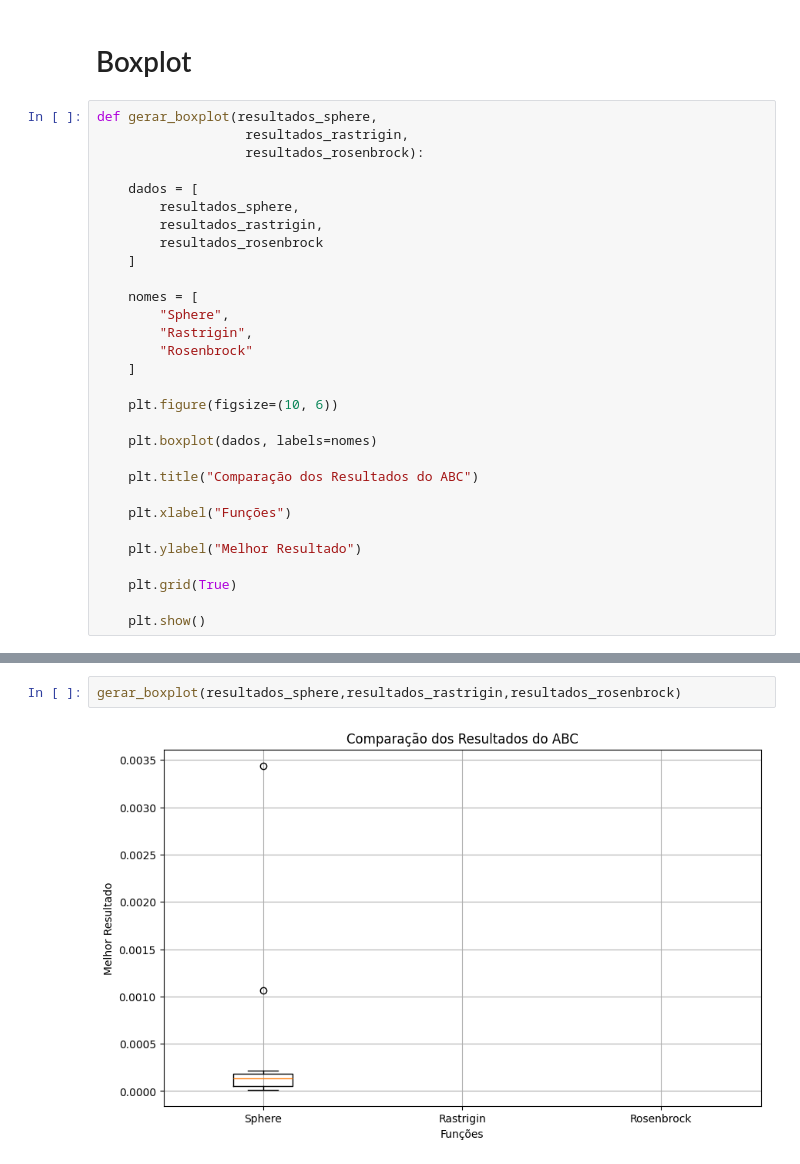
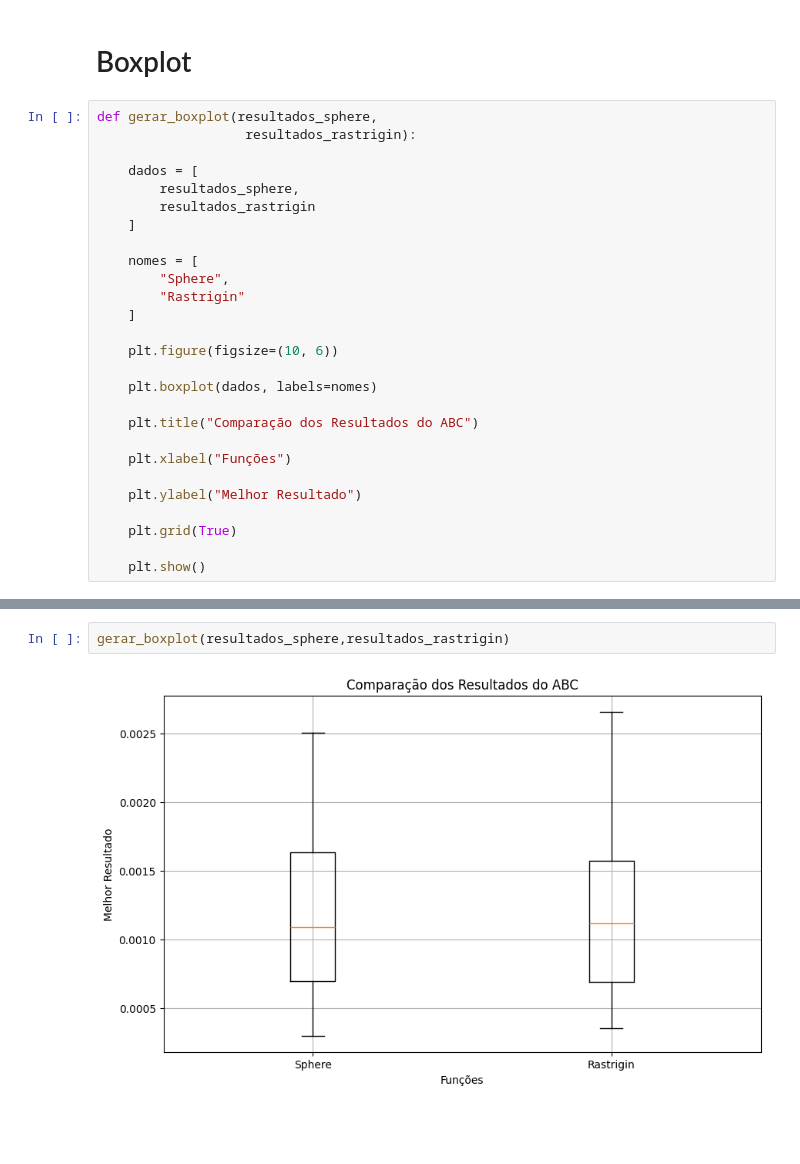
Before and after one commit to PauloPatricio05/Algoritm-ABC, a Jupyter notebook: main.ipynb, the cells around one changed output, grey strips where cells are left out. Drawn from its saved outputs; the diff is of its cells as text; blank space fills up the shorter version.

Commit message:
gráficos - resultados

```diff
--- a/main.ipynb
+++ b/main.ipynb
@@ -139,19 +139,16 @@ quantidade de resultados rosenbrock: 0
 # Boxplot
 # %%
 def gerar_boxplot(resultados_sphere,
-                   resultados_rastrigin,
-                   resultados_rosenbrock):
+                   resultados_rastrigin):
 
     dados = [
         resultados_sphere,
-        resultados_rastrigin,
-        resultados_rosenbrock
+        resultados_rastrigin
     ]
 
     nomes = [
         "Sphere",
-        "Rastrigin",
-        "Rosenbrock"
+        "Rastrigin"
     ]
 
     plt.figure(figsize=(10, 6))
@@ -170,4 +191,4 @@ def gerar_boxplot(resultados_sphere,
 # %%
-gerar_boxplot(resultados_sphere,resultados_rastrigin,resultados_rosenbrock)
+gerar_boxplot(resultados_sphere,resultados_rastrigin)
 # %% [output]
-[figure, old version]
+[figure, new version]
```
Also changed, not shown: parts of 4 cells of this notebook, 4 other files.
